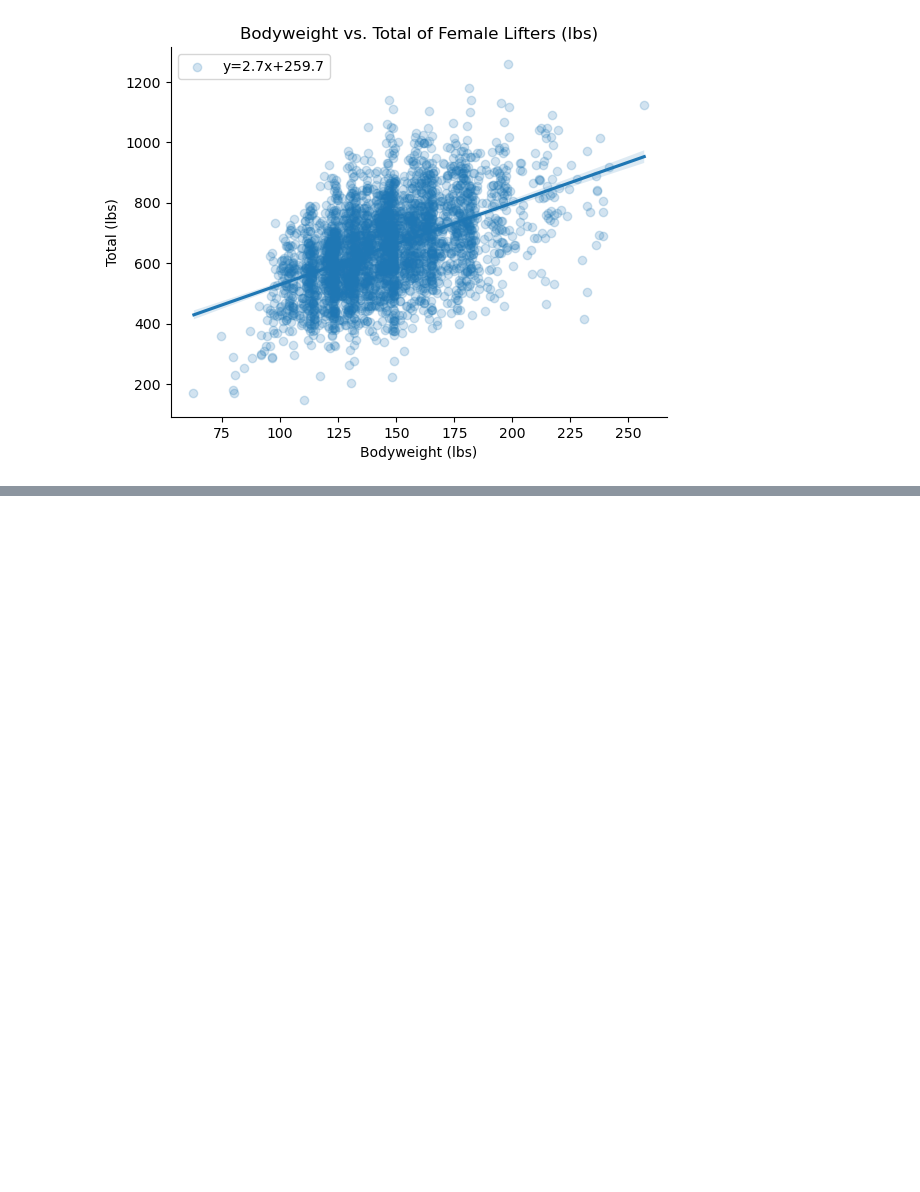
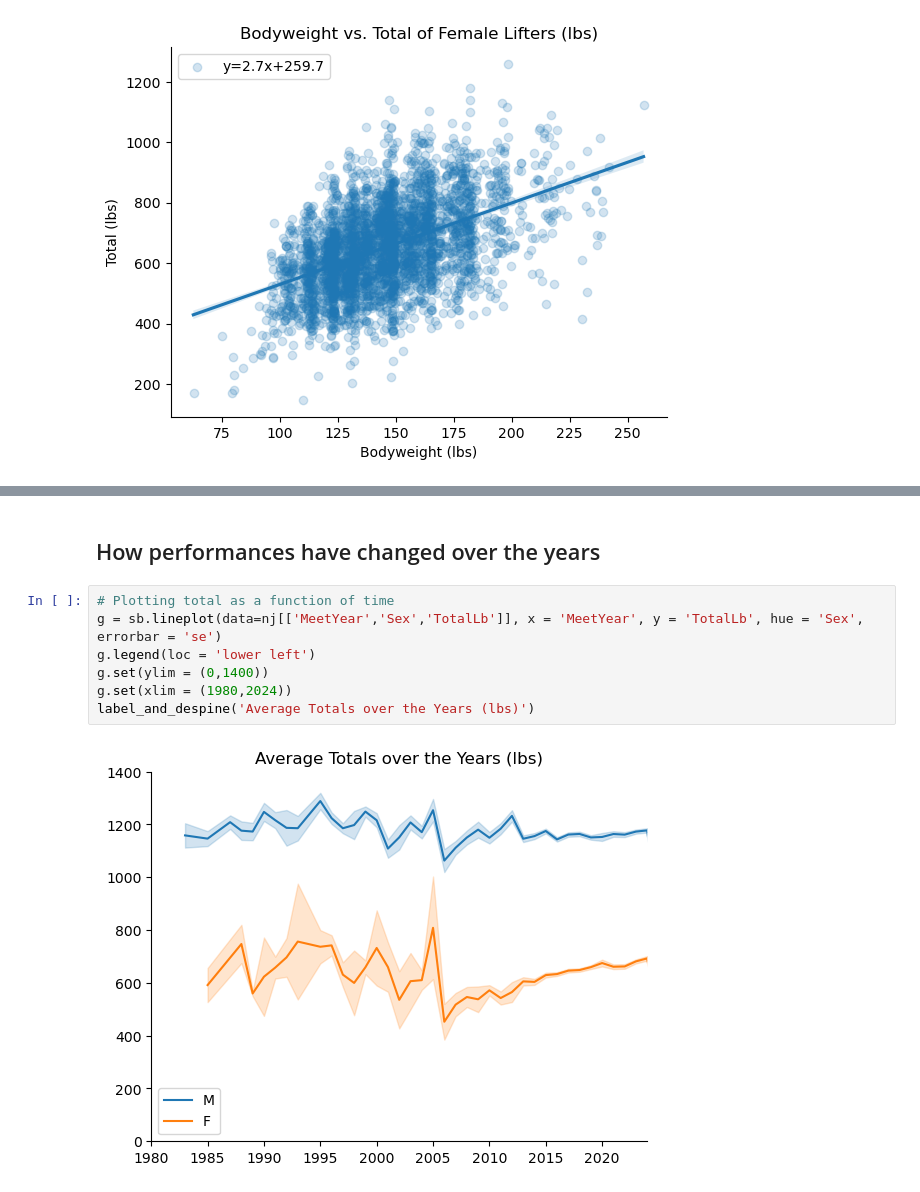
Before and after one commit to Silver0524/NJ-Powerlifting-EDA, a Jupyter notebook: Powerlifting EDA.ipynb, the cells around one changed output, grey strips where cells are left out. Saved outputs shown, nothing was run; the diff lists cells and outputs as text; blank space fills up the shorter version.

```diff
--- a/Powerlifting EDA.ipynb
+++ b/Powerlifting EDA.ipynb
@@ -725,0 +776,11 @@ Overall I'm not super surprised by these results, with the y-intercept for men a
+# %% [markdown]
+## How performances have changed over the years
+# %%
+# Plotting total as a function of time
+g = sb.lineplot(data=nj[['MeetYear','Sex','TotalLb']], x = 'MeetYear', y = 'TotalLb', hue = 'Sex', errorbar = 'se')
+g.legend(loc = 'lower left')
+g.set(ylim = (0,1400))
+g.set(xlim = (1980,2024))
+label_and_despine('Average Totals over the Years (lbs)')
+# %% [output]
+[figure, added]
```
Also changed, not shown: parts of 15 cells of this notebook.
